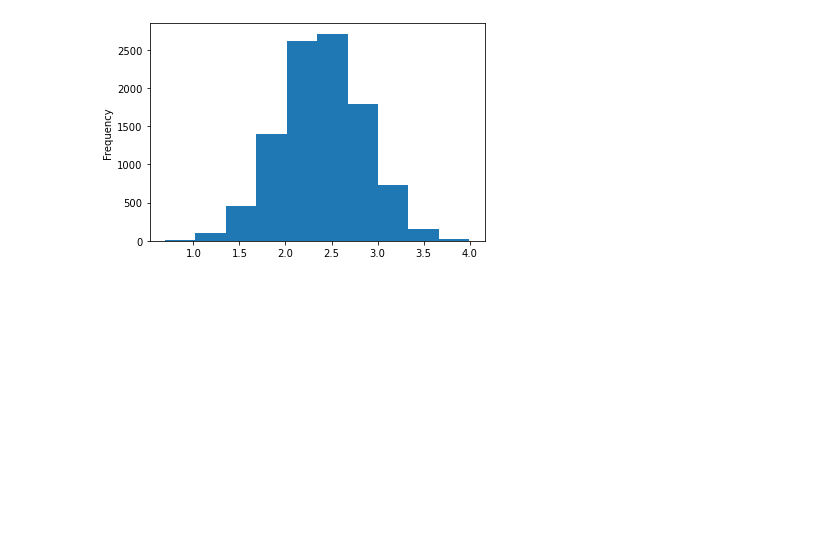
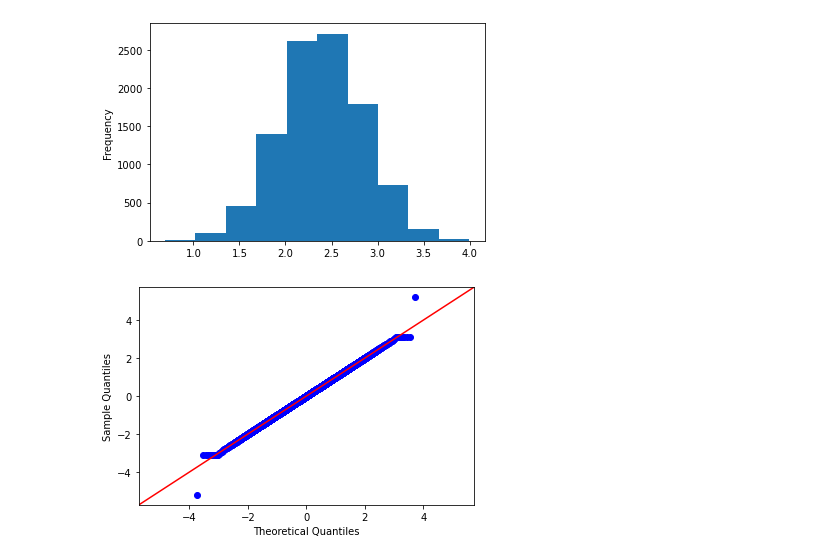
Before and after one commit to SOWMIYA2003/EX-06-Feature-Transformation, a Jupyter notebook: data.ipynb, the cells around one changed output. Saved outputs shown, nothing was run; the diff lists cells and outputs as text; code cells hidden in the pictures; blank space fills up the shorter version.

```diff
--- a/data.ipynb
+++ b/data.ipynb
@@ -275,3 +275,8 @@ df5["yf_ModPositive"].plot(kind = 'hist')
 # %% [output]
 <AxesSubplot:ylabel='Frequency'>
 [figure]
+# %%
+sm.qqplot(df["Highly Positive Skew"],line='45')
+plt.show()
+# %% [output]
+[figure, added]
```
Also changed, not shown: parts of 1 cell of this notebook, 11 other files.
